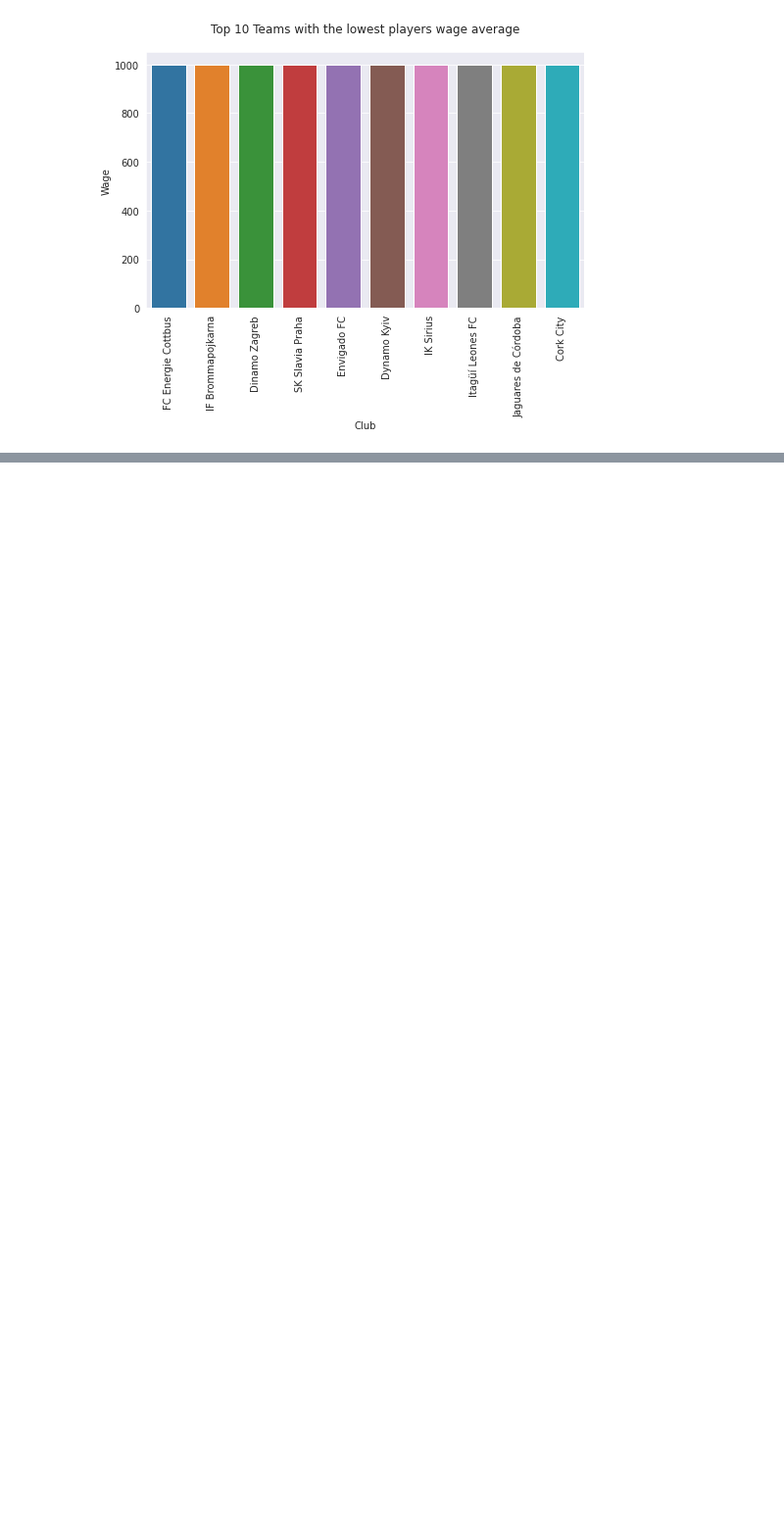
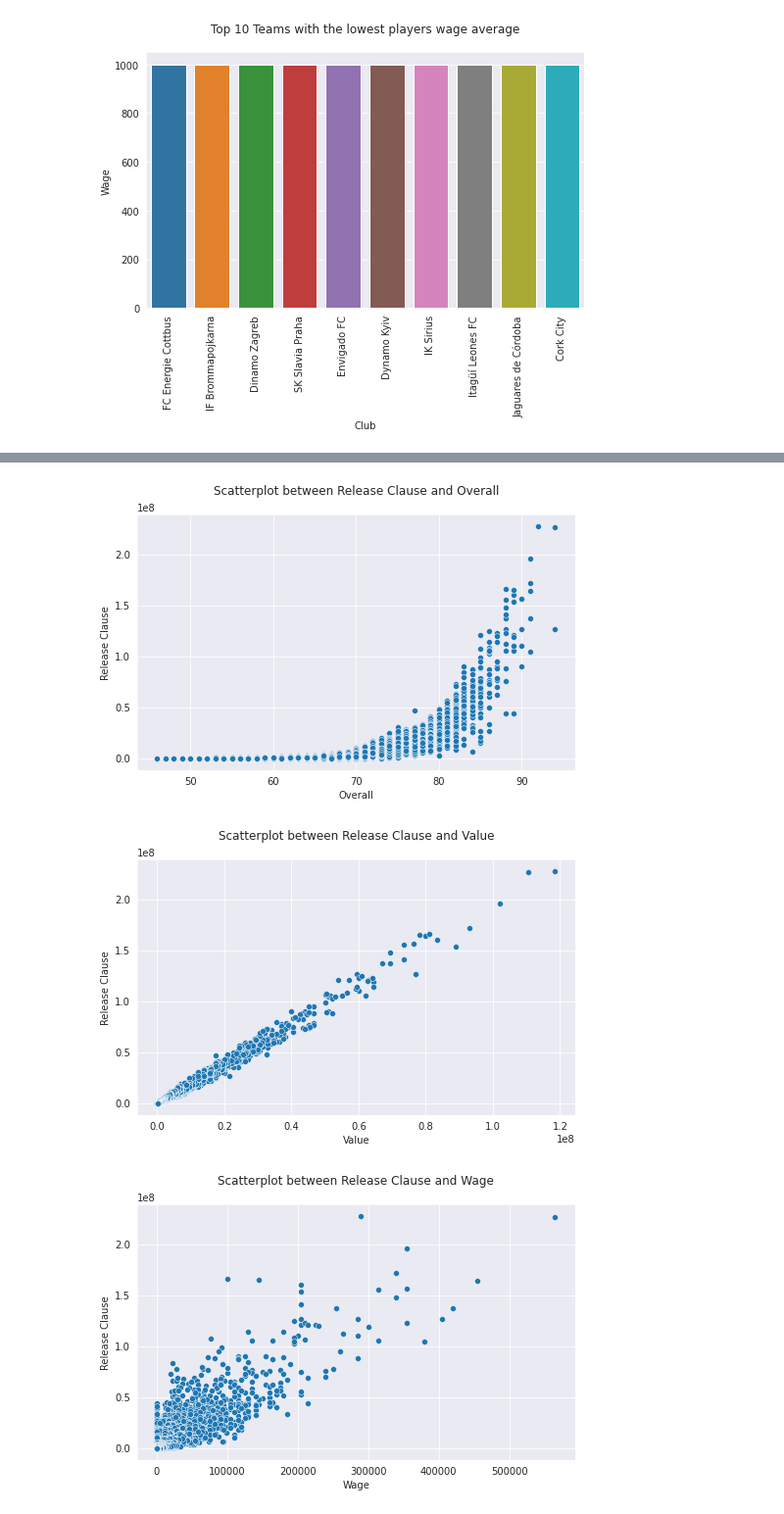
Before and after one commit to ChristoRay/ChrisPortofolioForDS, a Jupyter notebook: Fifa 19 Project/EDA_on_Outfield_DF.ipynb, the cells around one changed output, grey strips where cells are left out. Shown at 98% size. Saved outputs shown, nothing was run; the diff lists cells and outputs as text; code cells hidden in the pictures; blank space fills up the shorter version.

```diff
--- a/Fifa 19 Project/EDA_on_Outfield_DF.ipynb
+++ b/Fifa 19 Project/EDA_on_Outfield_DF.ipynb
@@ -161,0 +208,21 @@ clubs_lowest_average.groupby('Club').agg({'index':'count','Wage':['sum','count',
+# %%
+#Now we'll see how Release Clause correlates with Overall, Value and Wage
+'''
+during the data preprocessing, i substitute players with no Release Clause to 0,
+so we'll need to subset the 0 out of it
+'''
+Release_Clause = df[df['Release Clause']!=0].copy()
+cols = ['Overall','Value','Wage']
+
+for i in cols :
+  plt.figure(figsize=(8,4.8))
+  sns.set_style(style='darkgrid')
+  sns.scatterplot(x=i,y='Release Clause',data = Release_Clause)
+  title = 'Scatterplot between Release Clause and ' + i
+  plt.title(title,pad=20)
+  plt.xticks()
+  plt.show()
+# %% [output]
+[figure, added]
+[figure, added]
+[figure, added]
```
Also changed, not shown: parts of 7 cells of this notebook.
